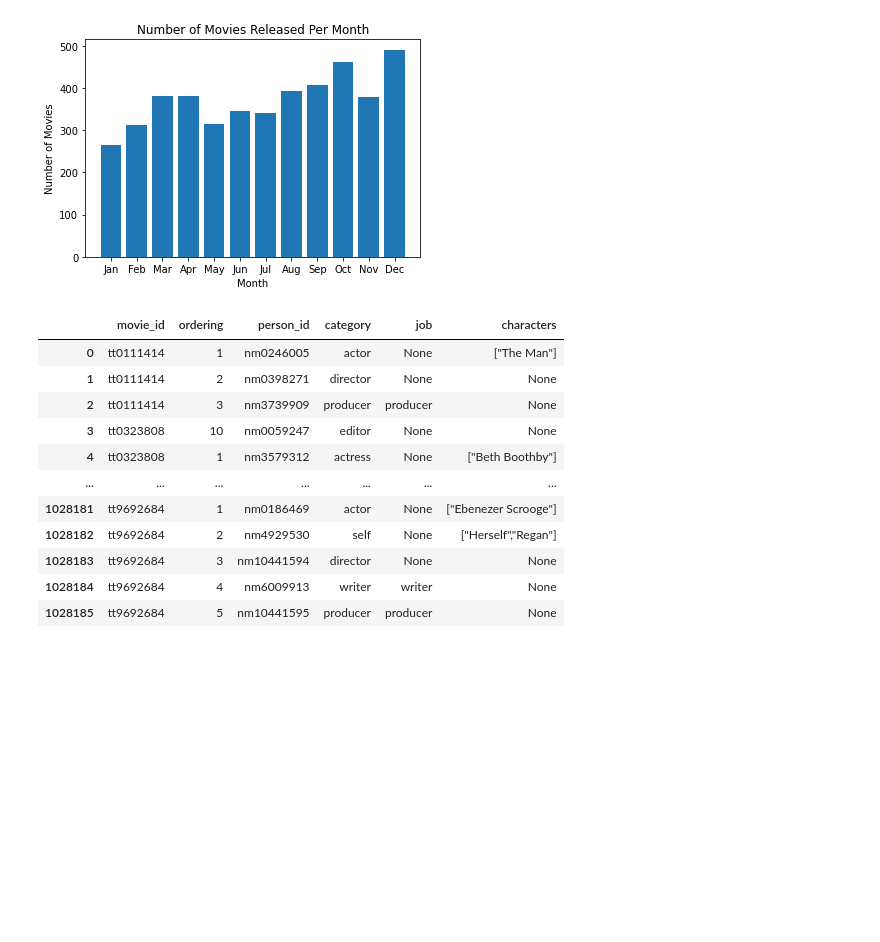
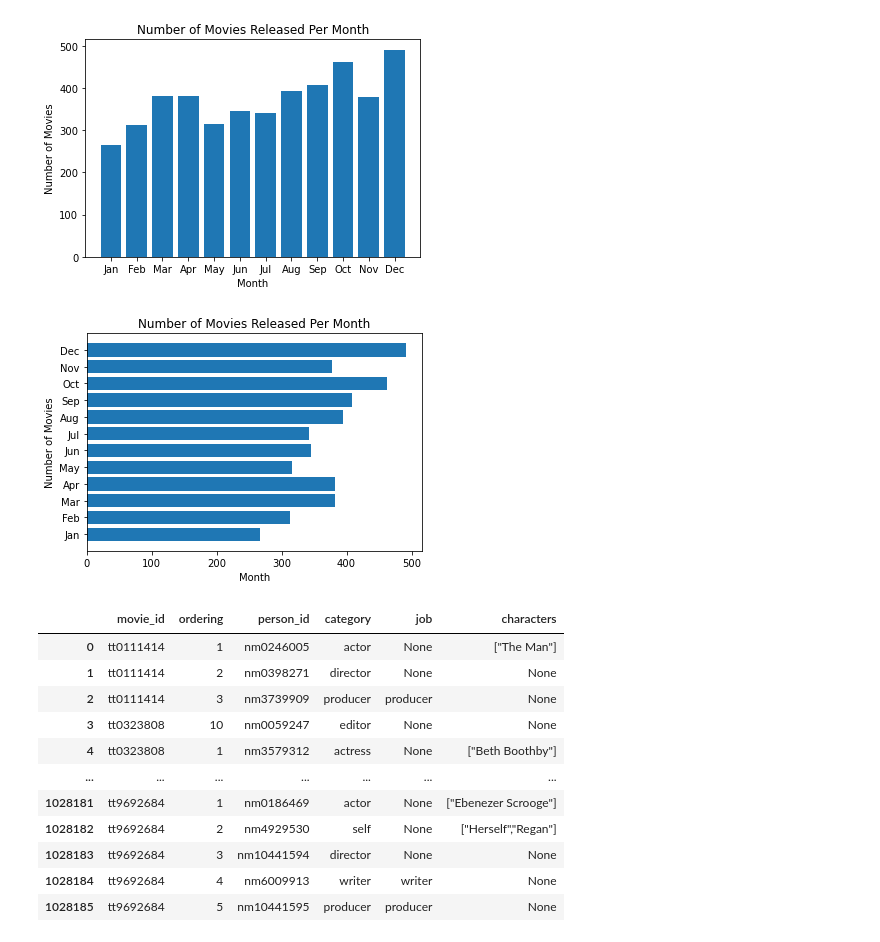
Before and after one commit to jlc0512/dsc-phase-1-project-Microsoft-Movie-Studios, a Jupyter notebook: working_notebook_Yuhkai.ipynb, the cells around one changed output. Drawn from its saved outputs; the diff is of its cells as text; code cells hidden in the pictures; blank space fills up the shorter version.

Commit message:
Adjusted visualizations

```diff
--- a/working_notebook_Yuhkai.ipynb
+++ b/working_notebook_Yuhkai.ipynb
@@ -693,5 +692,14 @@ plt.savefig('movies_per_month.png', dpi=300)
 # %% [output]
 [figure]
+# %%
+fig,ax = plt.subplots()
+
+ax.barh(list(month_count_dict.keys()), month_count_dict.values())
+ax.set_title('Number of Movies Released Per Month')
+ax.set_xlabel('Month')
+ax.set_ylabel("Number of Movies");
+# %% [output]
+[figure, added]
 # %%
 # Extract IMDb SQL .db file
 with zipfile.ZipFile('./zippedData/im.db.zip') as zipObj:
```
Also changed, not shown: parts of 17 cells of this notebook.
